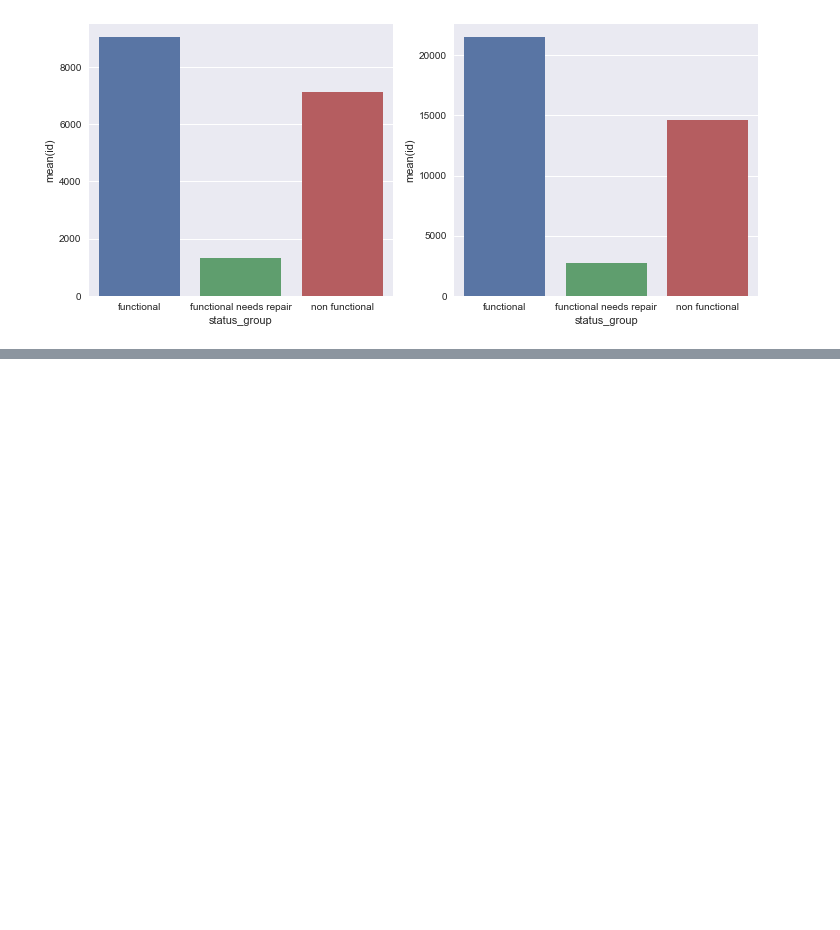
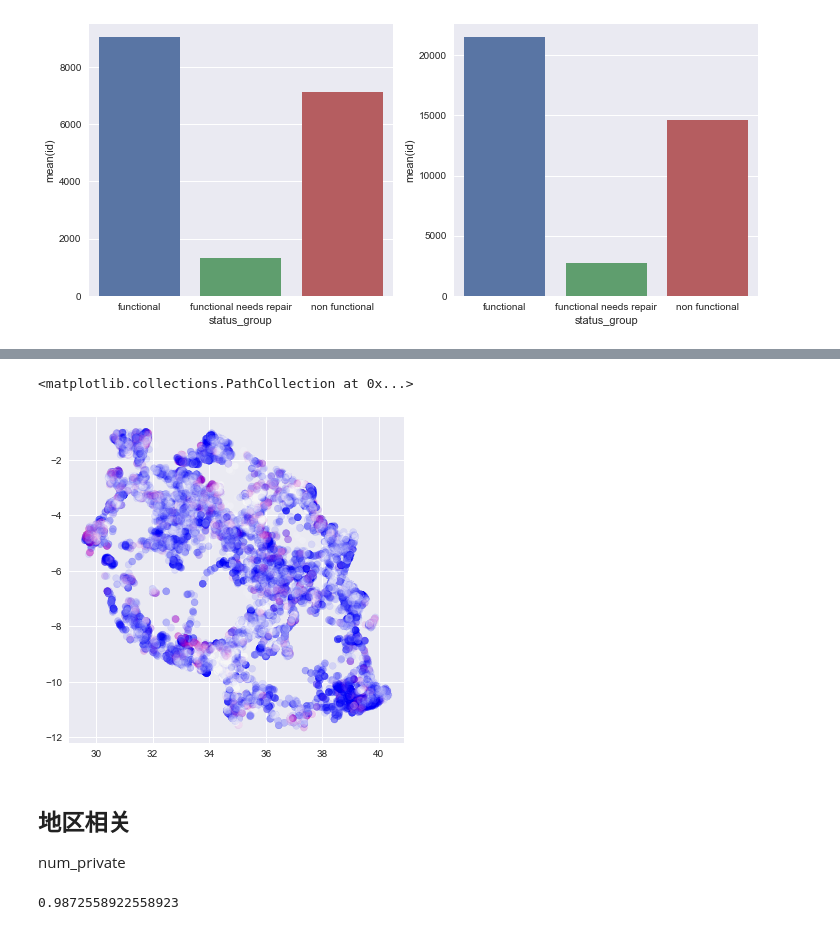
Before and after one commit to shenc3/drivendata-nb, a Jupyter notebook: pumpItUp/PumpItUp.ipynb, the cells around one changed output, grey strips where cells are left out. Cells and saved outputs as stored; diff of their text form; code cells hidden in the pictures; blank space fills up the shorter version.

```diff
--- a/pumpItUp/PumpItUp.ipynb
+++ b/pumpItUp/PumpItUp.ipynb
@@ -237,0 +316,20 @@ sns.barplot(data=permit_cnt[permit_cnt['permit']==True], x='status_group', y='id
+# %%
+long_lati_pos = train[(train['longitude'] != 0) & (train['latitude'] != 0)][['longitude', 'latitude', 'status_group']]
+
+cdict = {'functional': 'w', 'non functional': 'b', 'functional needs repair': 'm'}
+long_lati_pos['status_color'] = long_lati_pos['status_group'].apply(lambda x: cdict[x])
+
+fig, ax = plt.subplots(nrows=1, ncols=1, figsize=(6, 6))
+plt.scatter(long_lati_pos['longitude'], long_lati_pos['latitude'], alpha=0.1, c=long_lati_pos['status_color'])
+# %% [output]
+<matplotlib.collections.PathCollection at 0x...>
+[figure, added]
+# %% [markdown]
+## 地区相关
+
+num_private
+# %%
+# 缺失率
+miss_rate(train['num_private'])
+# %% [output]
+0.9872558922558923
```
Also changed, not shown: parts of 18 cells of this notebook.
